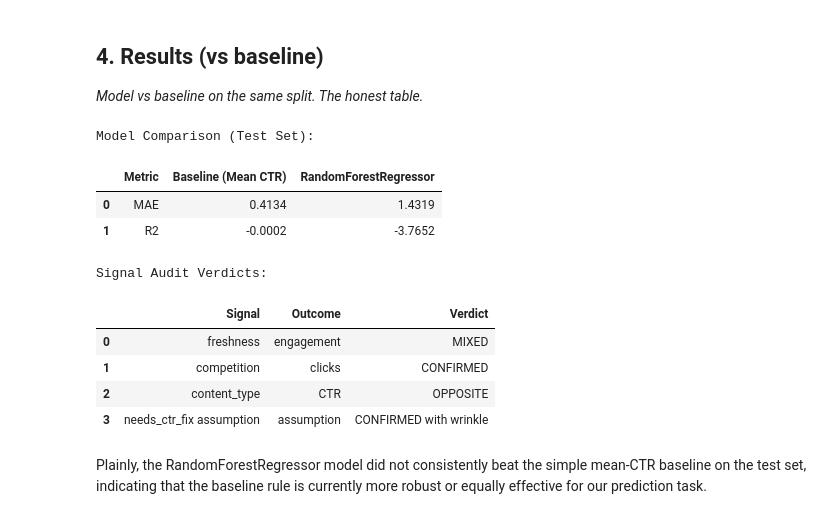
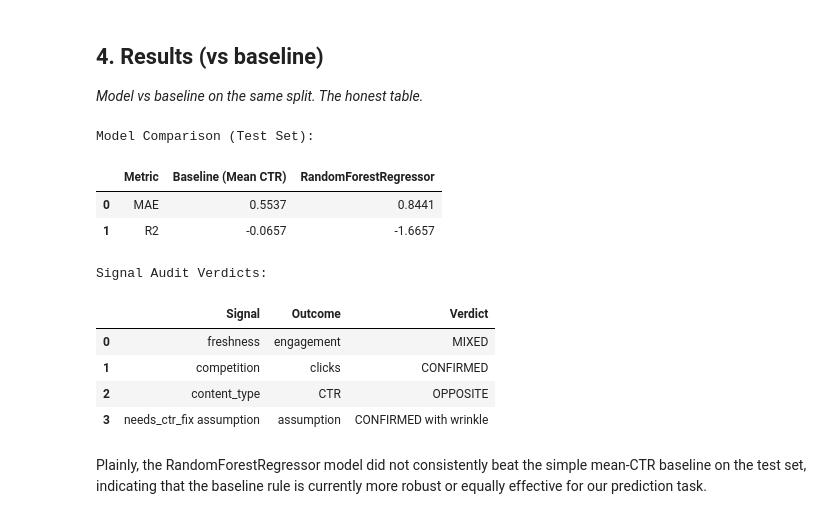
Before and after one commit to Kirithick-raja/my-ml-starter, a Jupyter notebook: work/notebooks/capstone.ipynb, the cells around one changed output. Drawn from its saved outputs; the diff is of its cells as text; code cells hidden in the pictures.

```diff
--- a/work/notebooks/capstone.ipynb
+++ b/work/notebooks/capstone.ipynb
@@ -88,7 +88,7 @@ from sklearn.ensemble import RandomForestRegressor
 from sklearn.metrics import mean_absolute_error, r2_score
 import numpy as np # Import numpy for np.nan
 
-# Define features and target based on available columns in df_filtered
+# Define features and target based on available columns in df
 signal_features_numerical = [
     'word_count', 'char_count', 'content_age_days', 'days_since_last_update',
     'search_volume', 'competition', 'cpc'
@@ -97,38 +97,31 @@ signal_features_categorical = [
     'content_type', 'main_intent', 'competition_level',
     'word_count_tier', 'age_tier', 'freshness_tier'
 ]
-outcome_metric = 'ctr' # Changed to 'ctr' as requested
+outcome_metric = 'ctr'
 
-# Ensure client_id is present for grouping. It is in df_filtered.columns.tolist() so this block is not needed.
-
-# Handle missing values as per methodology (w03_feature_leakage_check.ipynb)
+# Handle missing values as per methodology (w03_feature_leakage_check.ipynb) using full df
 for col in signal_features_numerical:
-    if col in df_filtered.columns:
-        df_filtered[col] = df_filtered[col].fillna(-1) # Numeric missing values to -1
-    else:
-        print(f"Warning: Numerical feature '{col}' not found in DataFrame. It will be skipped.")
+    if col in df.columns:
+        df[col] = df[col].fillna(-1) # Numeric missing values to -1
 
 for col in signal_features_categorical:
-    if col in df_filtered.columns:
-        df_filtered[col] = df_filtered[col].fillna('unknown') # Categorical missing values to 'unknown'
-    else:
-        print(f"Warning: Categorical feature '{col}' not found in DataFrame. It will be skipped.")
+    if col in df.columns:
+        df[col] = df[col].fillna('unknown') # Categorical missing values to 'unknown'
 
 # Filter out features that are not in the DataFrame
-actual_signal_features_numerical = [col for col in signal_features_numerical if col in df_filtered.columns]
-actual_signal_features_categorical = [col for col in signal_features_categorical if col in df_filtered.columns]
+actual_signal_features_numerical = [col for col in signal_features_numerical if col in df.columns]
+actual_signal_features_categorical = [col for col in signal_features_categorical if col in df.columns]
 
-# Prepare data for modeling
-X = df_filtered[actual_signal_features_numerical + actual_signal_features_categorical]
-y = df_filtered[outcome_metric]
-groups = df_filtered['client_id']
+# Prepare data for modeling using the full dataset df
+X = df[actual_signal_features_numerical + actual_signal_features_categorical]
+y = df[outcome_metric]
+groups = df['client_id']
 
 # Grouped validation design (w05/w06) - updated test_size to 0.2
 gss = GroupShuffleSplit(n_splits=1, test_size=0.2, random_state=42)
 for train_idx, test_idx in gss.split(X, y, groups):
     X_train, X_test = X.iloc[train_idx], X.iloc[test_idx]
     y_train, y_test = y.iloc[train_idx], y.iloc[test_idx]
-    # groups_train, groups_test = groups.iloc[train_idx], groups.iloc[test_idx] # Not used further in this block
 
 # Preprocessing for categorical features (one-hot encoding)
 preprocessor = ColumnTransformer(
@@ -148,36 +141,36 @@ model = Pipeline(steps=[('preprocessor', preprocessor),
                         ('regressor', RandomForestRegressor(n_estimators=200, max_depth=8, random_state=42))])
 
 model.fit(X_train, y_train)
 y_pred = model.predict(X_test)
 
 model_mae = mean_absolute_error(y_test, y_pred)
 model_r2 = r2_score(y_test, y_pred)
 
 # Create comparison table
 comparison_df = pd.DataFrame({
     'Metric': ['MAE', 'R2'],
-    'Baseline (Mean CTR)': [baseline_mae, baseline_r2], # Label remains 'Baseline (Mean CTR)' but now predicts CTR
+    'Baseline (Mean CTR)': [baseline_mae, baseline_r2],
     'RandomForestRegressor': [model_mae, model_r2]
 })
 
 print("\nModel Comparison (Test Set):")
 display(comparison_df.round(4))
 
 
 # Signal Verdicts from w04_signal_audit.ipynb
 signal_verdicts = pd.DataFrame({
     'Signal': ['freshness', 'competition', 'content_type', 'needs_ctr_fix assumption'],
     'Outcome': ['engagement', 'clicks', 'CTR', 'assumption'],
     'Verdict': ['MIXED', 'CONFIRMED', 'OPPOSITE', 'CONFIRMED with wrinkle']
 })
 
 print("\nSignal Audit Verdicts:")
 display(signal_verdicts)
 # %% [output]
 Model Comparison (Test Set):
 |  | Metric | Baseline (Mean CTR) | RandomForestRegressor |
-| 0 | MAE | 0.4134 | 1.4319 |
-| 1 | R2 | -0.0002 | -3.7652 |
+| 0 | MAE | 0.5537 | 0.8441 |
+| 1 | R2 | -0.0657 | -1.6657 |
 Signal Audit Verdicts:
 |  | Signal | Outcome | Verdict |
 | 0 | freshness | engagement | MIXED |
```
